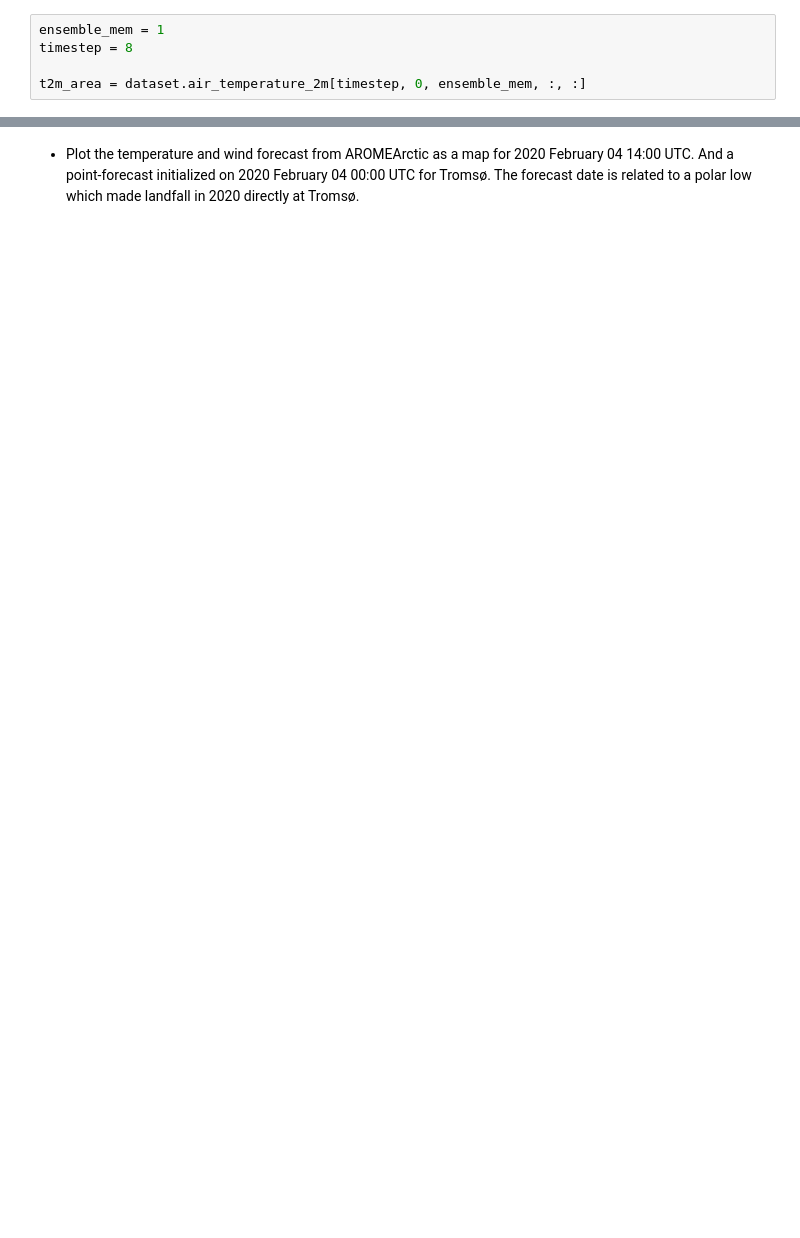
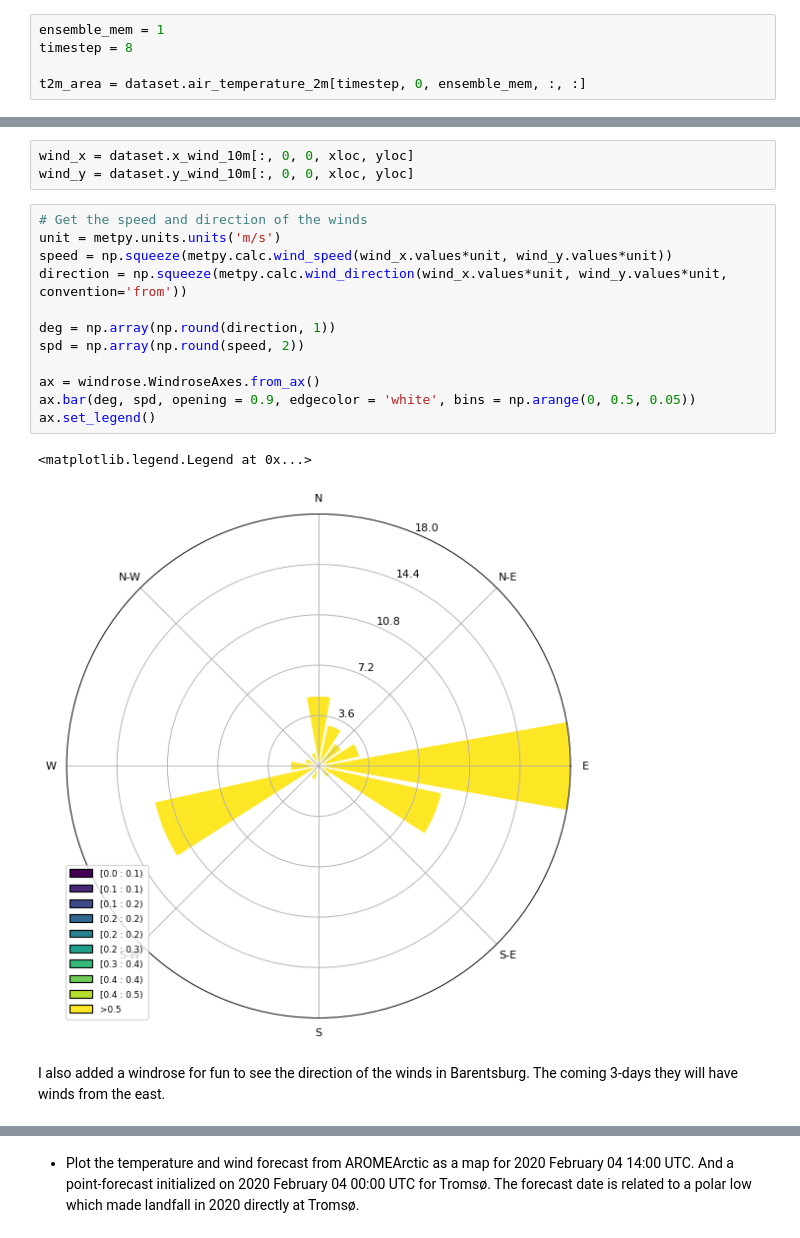
Before and after one commit to kjes4pres/GEO4902, a Jupyter notebook: Exercise 1a/1a.Script.ipynb, the cells around one changed output, grey strips where cells are left out. Saved outputs shown, nothing was run; the diff lists cells and outputs as text; blank space fills up the shorter version.

```diff
--- a/Exercise 1a/1a.Script.ipynb
+++ b/Exercise 1a/1a.Script.ipynb
@@ -205,0 +168,20 @@ plt.plot(dataset.time.values, dataset.air_pressure_at_sea_level.values[:,:, 0, l
+# %%
+wind_x = dataset.x_wind_10m[:, 0, 0, xloc, yloc]
+wind_y = dataset.y_wind_10m[:, 0, 0, xloc, yloc]
+# %%
+# Get the speed and direction of the winds
+unit = metpy.units.units('m/s')
+speed = np.squeeze(metpy.calc.wind_speed(wind_x.values*unit, wind_y.values*unit))
+direction = np.squeeze(metpy.calc.wind_direction(wind_x.values*unit, wind_y.values*unit, convention='from'))
+
+deg = np.array(np.round(direction, 1))
+spd = np.array(np.round(speed, 2))
+
+ax = windrose.WindroseAxes.from_ax()
+ax.bar(deg, spd, opening = 0.9, edgecolor = 'white', bins = np.arange(0, 0.5, 0.05))
+ax.set_legend()
+# %% [output]
+<matplotlib.legend.Legend at 0x...>
+[figure, added]
+# %% [markdown]
+I also added a windrose for fun to see the direction of the winds in Barentsburg. The coming 3-days they will have winds from the east.
```
Also changed, not shown: parts of 23 cells of this notebook.
